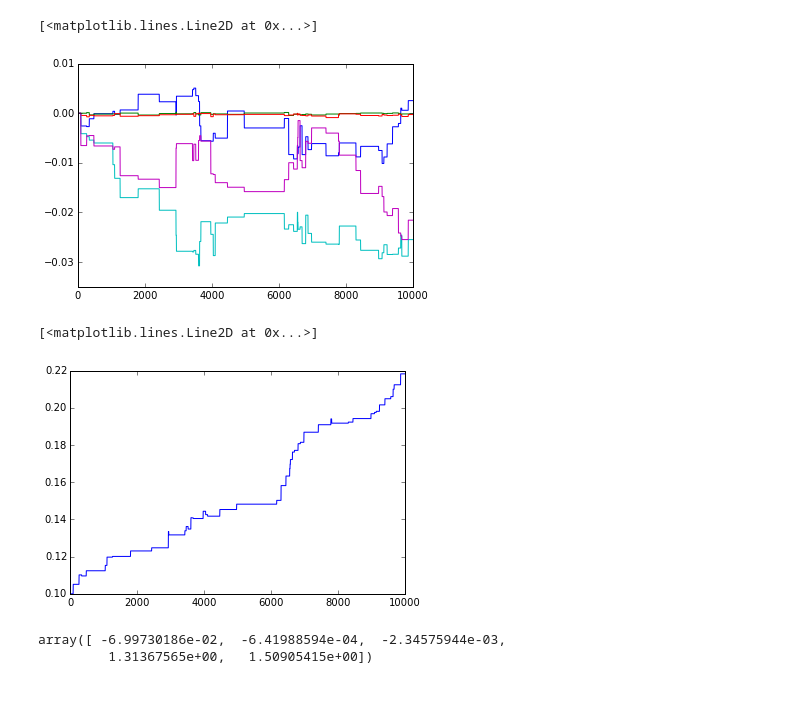
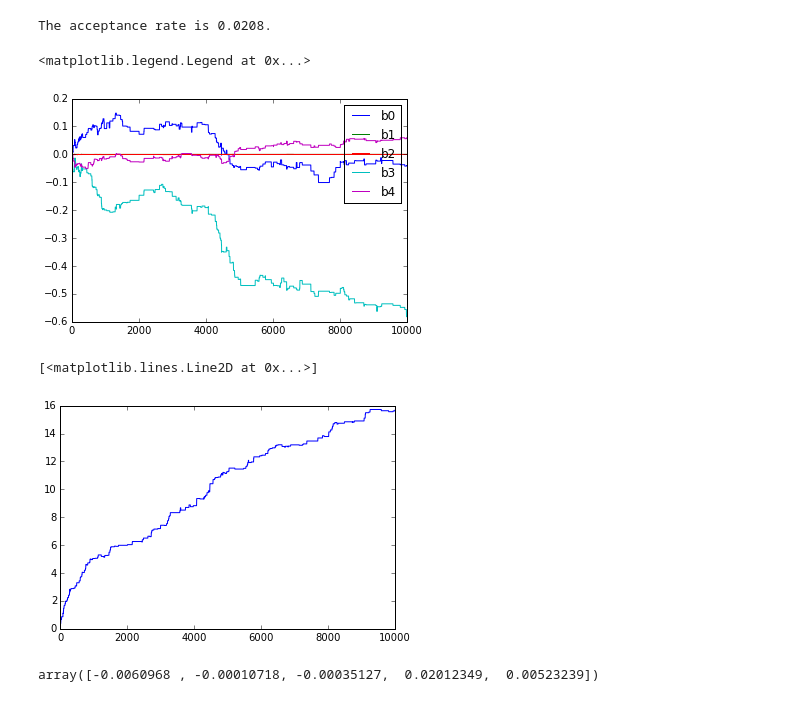
Before and after one commit to ghaslam/AM207, a Jupyter notebook: ModelSampler.ipynb, the cells around one changed output. Drawn from its saved outputs; the diff is of its cells as text; code cells hidden in the pictures.

```diff
--- a/ModelSampler.ipynb
+++ b/ModelSampler.ipynb
@@ -18,15 +18,15 @@ def logistic(x, b):
 def linear(x, b):
     return b[0] + x[0]*b[1] + x[1]*b[2] + x[2]*b[3] + x[3]*b[4]
 
-def loglikelihood(b, sigma2, x, y):
+def loglikelihood(b, sigma2, x, y, model):
     n = len(x)
-    return -n*np.log(sigma2) - 0.5*((y-logistic(x, b))**2).sum()/sigma2
+    return -n*np.log(sigma2) - 0.5*((y-model(x, b))**2).sum()/sigma2
 
-def logpost(b, sigma2, x, y):
-    return logprior(b, sigma2) + loglikelihood(b, sigma2, x, y)
+def logpost(b, sigma2, x, y, model):
+    return logprior(b, sigma2) + loglikelihood(b, sigma2, x, y, model)
 # %%
 # mcmc algorithm
-def mcmc(b_init, sig2, x, y, N, burnin, be, sig2e):
+def mcmc(b_init, sig2, x, y, N, burnin, be, sig2e, model):
     nFeat = len(b_init) - 1
 
     B = np.zeros((N,nFeat + 1))
@@ -42,7 +42,7 @@ def mcmc(b_init, sig2, x, y, N, burnin, be, sig2e):
 
         sig2_star = abs(np.random.normal(sig2_prev, sig2e))
 
-        p = logpost(b_star, sig2_star, x, y) - logpost(b_prev, sig2_prev, x, y)
+        p = logpost(b_star, sig2_star, x, y, model) - logpost(b_prev, sig2_prev, x, y, model)
         if np.log(r[i]) < p:
             b_prev = b_star
             sig2_prev = sig2_star
@@ -115,25 +115,29 @@ train, trainLabels, test, testLabels, nFeatures = processAllData(train, trainLab
 # %%
 numBeta = nFeatures + 1  #1 more for the constant
 # %%
-B, sig2= mcmc(np.zeros(numBeta), 0.1, train, trainLabels['functionality'], 10000, 0, 0.003, 0.003)
+model = logistic
+be = [0.01, 0.001, 0.001, 0.01, 0.005]
+B, sig2= mcmc(np.zeros(numBeta), 0.1, train, trainLabels['functionality'], 10000, 0, be, 0.1, model)
+# %% [output]
+The acceptance rate is 0.0208.
 # %%
-plt.plot(B[:,0])
-plt.plot(B[:,1])
-plt.plot(B[:,2])
-plt.plot(B[:,3])
-plt.plot(B[:,4])
+plt.plot(B[:,0], label='b0')
+plt.plot(B[:,1], label='b1')
+plt.plot(B[:,2], label='b2')
+plt.plot(B[:,3], label='b3')
+plt.plot(B[:,4], label='b4')
+plt.legend()
 # %% [output]
-[<matplotlib.lines.Line2D at 0x...>]
+<matplotlib.legend.Legend at 0x...>
-[figure, old version]
+[figure, new version]
 # %%
 plt.plot(sig2)
 # %% [output]
 [<matplotlib.lines.Line2D at 0x...>]
-[figure, old version]
+[figure, new version]
 # %%
 b_final = B[-1,:]
 # %%
 b_final
 # %% [output]
-array([ -6.99730186e-02,  -6.41988594e-04,  -2.34575944e-03,
-         1.31367565e+00,   1.50905415e+00])
+array([-0.0060968 , -0.00010718, -0.00035127,  0.02012349,  0.00523239])
```
Also changed, not shown: parts of 5 cells of this notebook.
